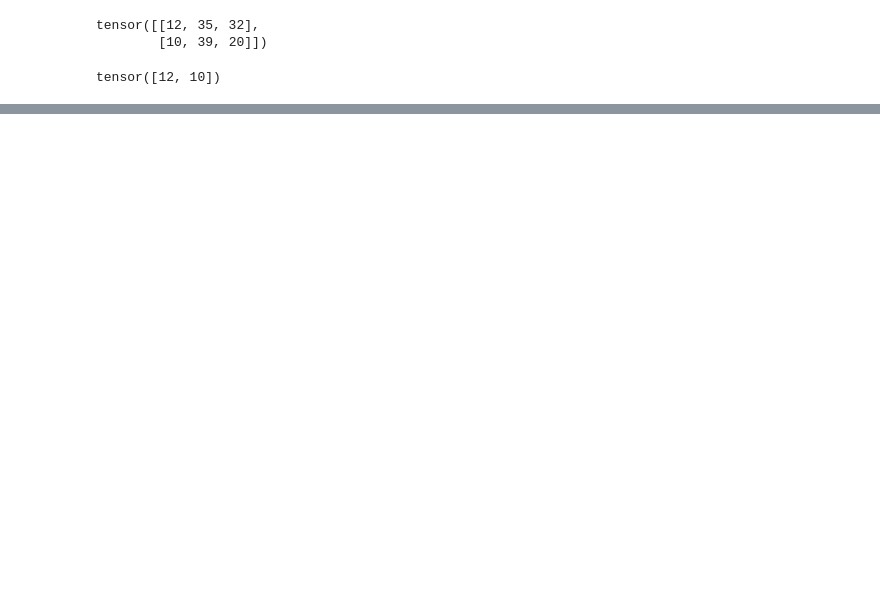
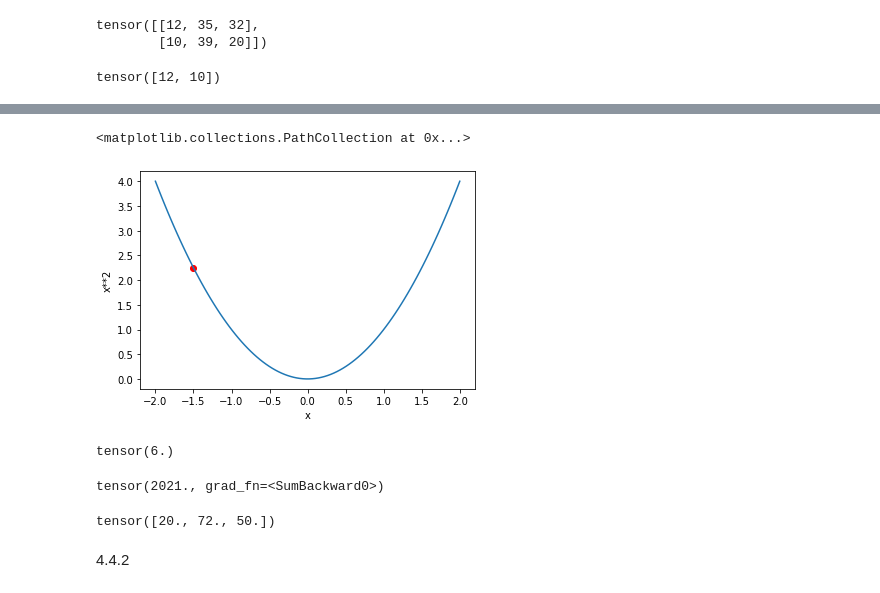
Before and after one commit to 2naff/fastai, a Jupyter notebook: Lesson4.ipynb, the cells around one changed output, grey strips where cells are left out. Cells and saved outputs as stored; diff of their text form; code cells hidden in the pictures; blank space fills up the shorter version.

```diff
--- a/Lesson4.ipynb
+++ b/Lesson4.ipynb
@@ -180,0 +294,35 @@ tensor([12, 10])
+# %%
+plot_function(f, 'x', 'x**2')
+plt.scatter(-1.5, f(-1.5), color='red')
+# %% [output]
+<matplotlib.collections.PathCollection at 0x...>
+[figure, added]
+# %%
+# 특정값의 변수에 대한 gradient를 계산해달라고 하는 함수 : requires_grad_()
+
+xt = tensor(3.).requires_grad_() # tensor(3., requires_grad=True)
+
+yt = f(xt)
+yt.backward() # 그레디언트 계산 initialize
+
+xt.grad
+# %% [output]
+tensor(6.)
+# %%
+xt = tensor([10., 36., 25.]).requires_grad_()
+xt # tensor([10., 36., 25.], requires_grad=True)
+
+def f(x): return (x**2).sum()
+yt = f(xt)
+yt # 100 + 36^2 + 25^2
+# %% [output]
+tensor(2021., grad_fn=<SumBackward0>)
+# %%
+# 위 예제 미분
+
+yt.backward()
+xt.grad # 기울기 2x에 값을 대입
+# %% [output]
+tensor([20., 72., 50.])
+# %% [markdown]
+4.4.2
```
Also changed, not shown: parts of 16 cells of this notebook.
